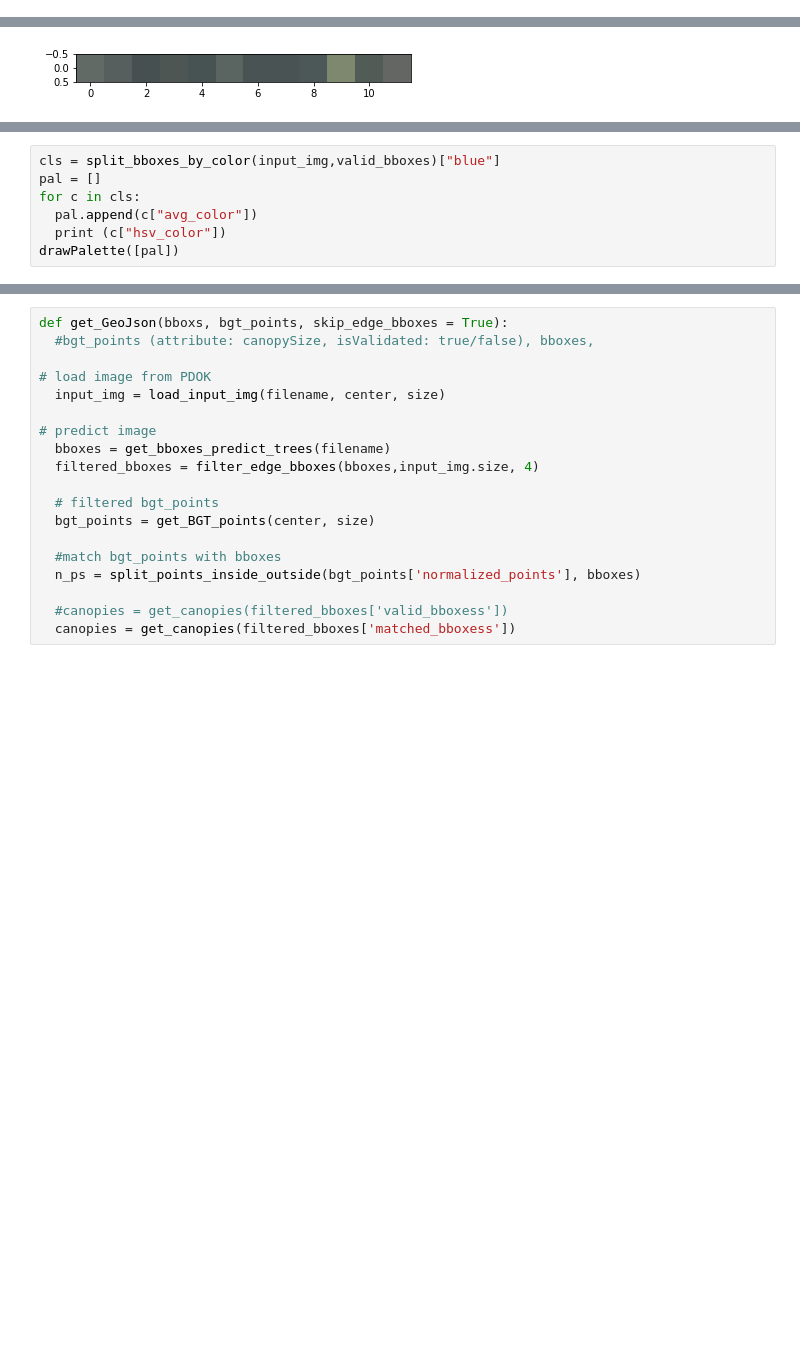
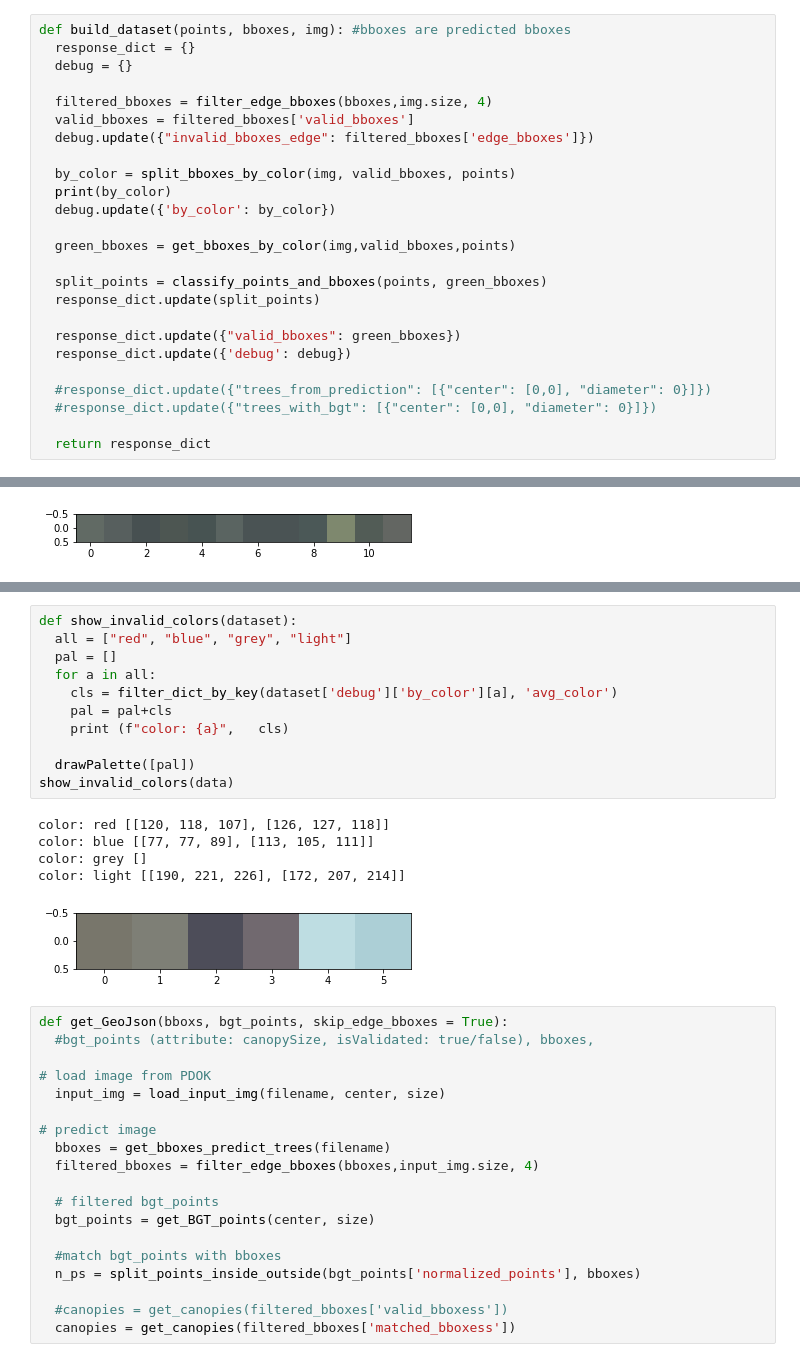
Before and after one commit to jeroenVerdonschot/pdok-converter-issues, a Jupyter notebook: deepforest_test_02.ipynb, the cells around one changed output, grey strips where cells are left out. Saved outputs shown, nothing was run; the diff lists cells and outputs as text; blank space fills up the shorter version.

```diff
--- a/deepforest_test_02.ipynb
+++ b/deepforest_test_02.ipynb
@@ -363,3 +304,28 @@ def build_geoJson(points, bboxes):
+# %%
+def build_dataset(points, bboxes, img): #bboxes are predicted bboxes
+  response_dict = {}
+  debug = {}
+
+  filtered_bboxes = filter_edge_bboxes(bboxes,img.size, 4)
+  valid_bboxes = filtered_bboxes['valid_bboxes']
+  debug.update({"invalid_bboxes_edge": filtered_bboxes['edge_bboxes']})
+
+  by_color = split_bboxes_by_color(img, valid_bboxes, points)
+  print(by_color)
+  debug.update({'by_color': by_color})
+
+  green_bboxes = get_bboxes_by_color(img,valid_bboxes,points)
+
+  split_points = classify_points_and_bboxes(points, green_bboxes)
+  response_dict.update(split_points)
+
+  response_dict.update({"valid_bboxes": green_bboxes})
+  response_dict.update({'debug': debug})
+
+  #response_dict.update({"trees_from_prediction": [{"center": [0,0], "diameter": 0}]})
+  #response_dict.update({"trees_with_bgt": [{"center": [0,0], "diameter": 0}]})
+
+  return response_dict
 # %%
 from PIL import ImageStat
 import colorsys
@@ -466,7 +440,0 @@ img.save("/content/drive/MyDrive/mapconverter/error_2306_03.png")
-# %%
-cls = split_bboxes_by_color(input_img,valid_bboxes)["blue"]
-pal = []
-for c in cls:
-  pal.append(c["avg_color"])
-  print (c["hsv_color"])
-drawPalette([pal])
@@ -476,3 +447,20 @@ drawPalette([pal])
+# %%
+def show_invalid_colors(dataset):
+  all = ["red", "blue", "grey", "light"]
+  pal = []
+  for a in all:
+    cls = filter_dict_by_key(dataset['debug']['by_color'][a], 'avg_color')
+    pal = pal+cls
+    print (f"color: {a}",   cls)
+
+  drawPalette([pal])
+show_invalid_colors(data)
+# %% [output]
+color: red [[120, 118, 107], [126, 127, 118]]
+color: blue [[77, 77, 89], [113, 105, 111]]
+color: grey []
+color: light [[190, 221, 226], [172, 207, 214]]
+[figure, added]
 # %%
 def get_GeoJson(bboxs, bgt_points, skip_edge_bboxes = True):
   #bgt_points (attribute: canopySize, isValidated: true/false), bboxes,
```
Also changed, not shown: parts of 14 cells of this notebook.
